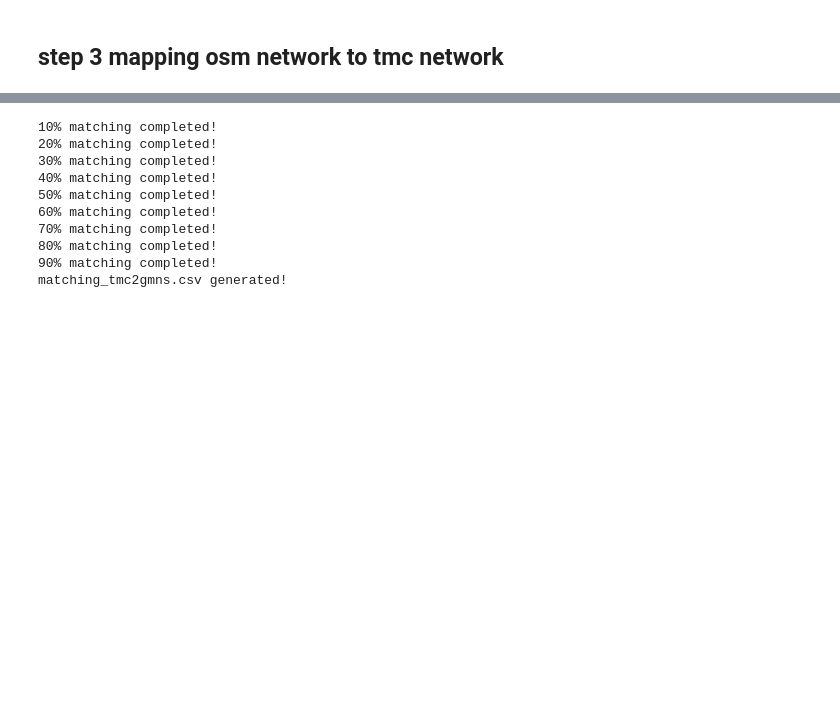
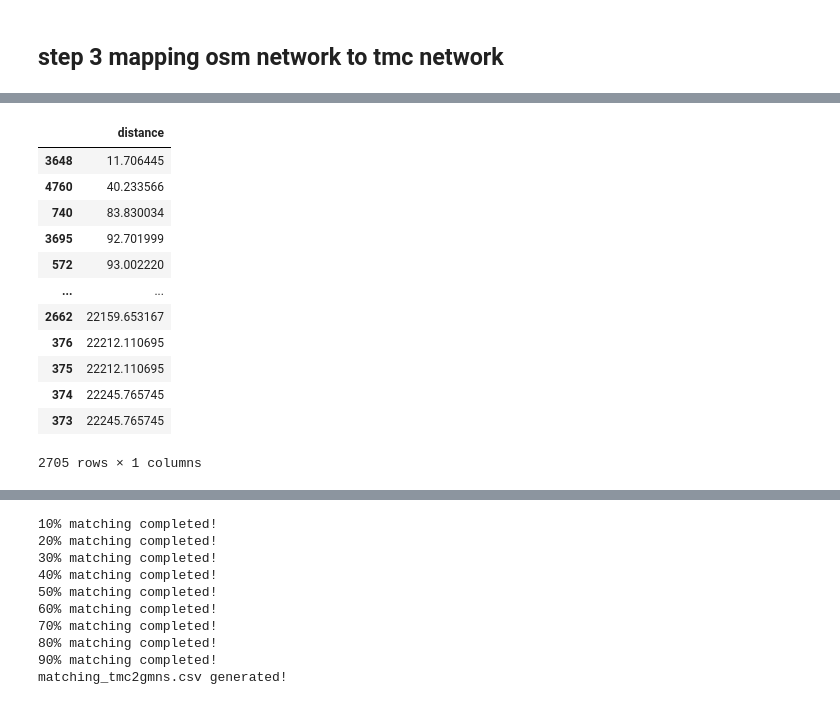
Before and after one commit to chrisyangsong/TMC2GMNS, a Jupyter notebook: tmc2gmns_final_restruct_v2.ipynb, the cells around one changed output, grey strips where cells are left out. Saved outputs shown, nothing was run; the diff lists cells and outputs as text; code cells hidden in the pictures; blank space fills up the shorter version.

```diff
--- a/tmc2gmns_final_restruct_v2.ipynb
+++ b/tmc2gmns_final_restruct_v2.ipynb
@@ -355,0 +399,16 @@ def LLs2Dist(lon1, lat1, lon2, lat2): #WGS84 transfer coordinate system to dista
+# %%
+df_distance
+# %% [output]
+|  | distance |
+| 3648 | 11.706445 |
+| 4760 | 40.233566 |
+| 740 | 83.830034 |
+| 3695 | 92.701999 |
+| 572 | 93.002220 |
+| ... | ... |
+| 2662 | 22159.653167 |
+| 376 | 22212.110695 |
+| 375 | 22212.110695 |
+| 374 | 22245.765745 |
+| 373 | 22245.765745 |
+2705 rows × 1 columns
```
Also changed, not shown: parts of 12 cells of this notebook, 7 other files.
